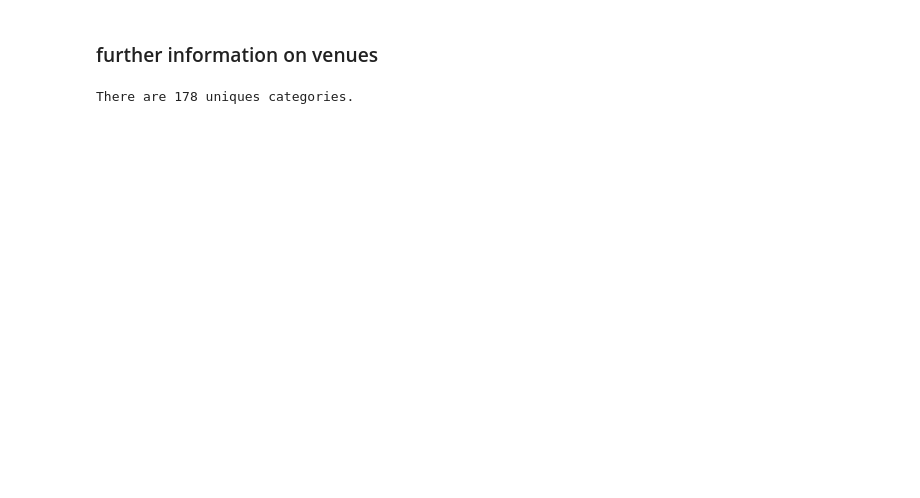
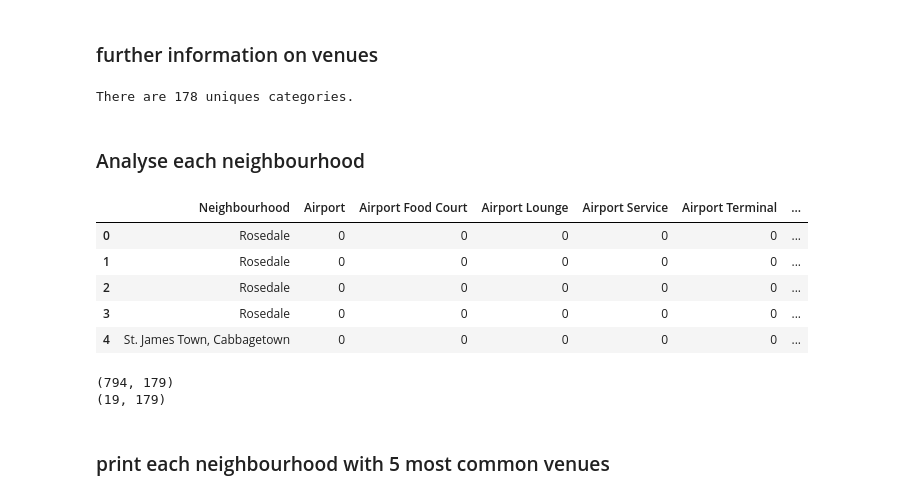
Before and after one commit to chiradeep05/github-example, a Jupyter notebook: Neighbourhoods.ipynb, the cells around one changed output. Drawn from its saved outputs; the diff is of its cells as text; code cells hidden in the pictures; blank space fills up the shorter version.

```diff
--- a/Neighbourhoods.ipynb
+++ b/Neighbourhoods.ipynb
@@ -279,3 +292,35 @@ torronto_venues.groupby('Neighbourhood').count()
 print('There are {} uniques categories.'.format(len(torronto_venues['Venue Category'].unique())))
 # %% [output]
 There are 178 uniques categories.
+# %% [markdown]
+### Analyse each neighbourhood
+# %%
+torronto_onehot = pd.get_dummies(torronto_venues[['Venue Category']], prefix="", prefix_sep="")
+
+# add neighborhood column back to dataframe
+torronto_onehot['Neighbourhood'] = torronto_venues['Neighbourhood']
+
+# move neighborhood column to the first column
+fixed_columns = [torronto_onehot.columns[-1]] + list(torronto_onehot.columns[:-1])
+torronto_onehot = torronto_onehot[fixed_columns]
+
+torronto_onehot.head()
+# %% [output]
+|  | Neighbourhood | Airport | Airport Food Court | Airport Lounge | Airport Service | Airport Terminal | ... |
+| 0 | Rosedale | 0 | 0 | 0 | 0 | 0 | ... |
+| 1 | Rosedale | 0 | 0 | 0 | 0 | 0 | ... |
+| 2 | Rosedale | 0 | 0 | 0 | 0 | 0 | ... |
+| 3 | Rosedale | 0 | 0 | 0 | 0 | 0 | ... |
+| 4 | St. James Town, Cabbagetown | 0 | 0 | 0 | 0 | 0 | ... |
+# %%
+print(torronto_onehot.shape)
+
+torronto_grouped = torronto_onehot.groupby('Neighbourhood').mean().reset_index()
+torronto_grouped
+
+print(torronto_grouped.shape)
+# %% [output]
+(794, 179)
+(19, 179)
+# %% [markdown]
+### print each neighbourhood with 5 most common venues
```
Also changed, not shown: parts of 20 cells of this notebook.
